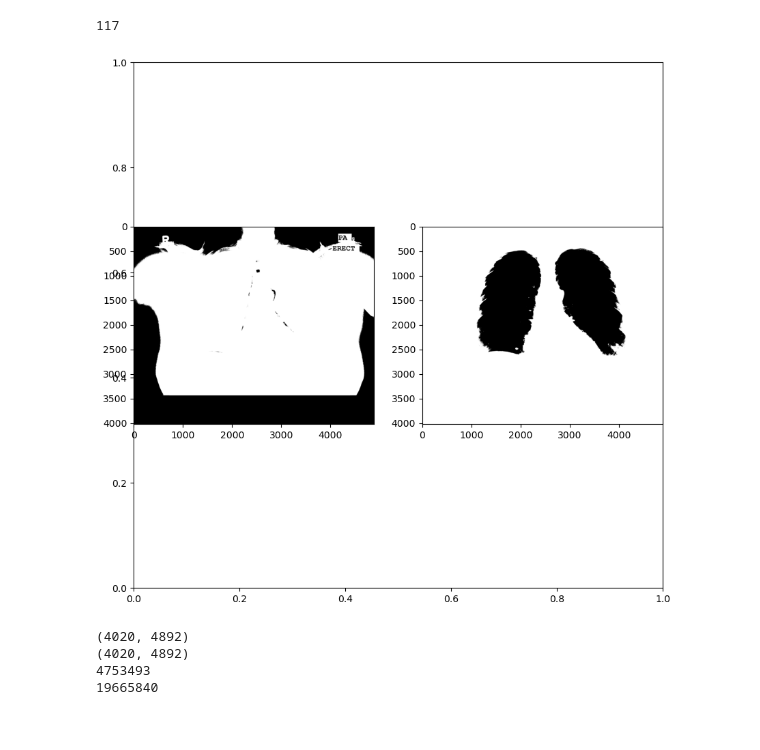
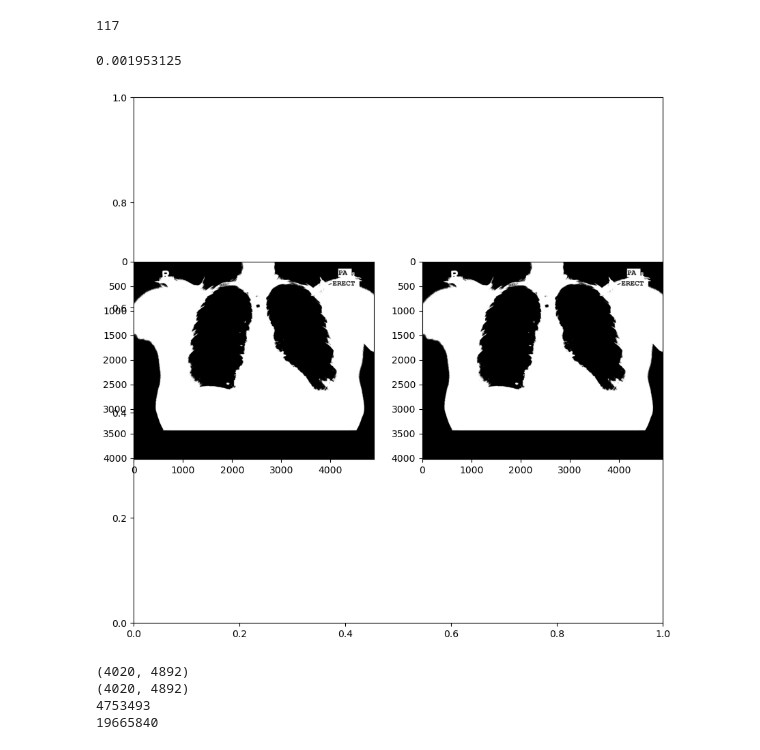
Before and after one commit to ENMcCool/MontgomerySet, a Jupyter notebook: segment.ipynb, the cells around one changed output. Cells and saved outputs as stored; diff of their text form; code cells hidden in the pictures.

```diff
--- a/segment.ipynb
+++ b/segment.ipynb
@@ -42,15 +29,21 @@ print(threshold)
 binary = ~(image <= threshold)
 # %% [output]
 117
+# %%
+threshold = threshold_otsu(binary)
+print(threshold)
+binary_2 = ~(binary <= threshold)
+# %% [output]
+0.001953125
 # %%
 fig, ax = plt.subplots(figsize=(10, 10))
 plt.subplot(1,2,1)
-plt.imshow(binary+mask, cmap='gray')
+plt.imshow(binary, cmap='gray')
 plt.subplot(1,2, 2)
-plt.imshow(binary+inverse_mask, cmap='gray')
+plt.imshow(binary_2, cmap='gray')
 plt.show()
 # %% [output]
-[figure, old version]
+[figure, new version]
 # %%
 
 total = np.shape(inverse_mask)
```
Also changed, not shown: parts of 13 cells of this notebook, 3 other files.
